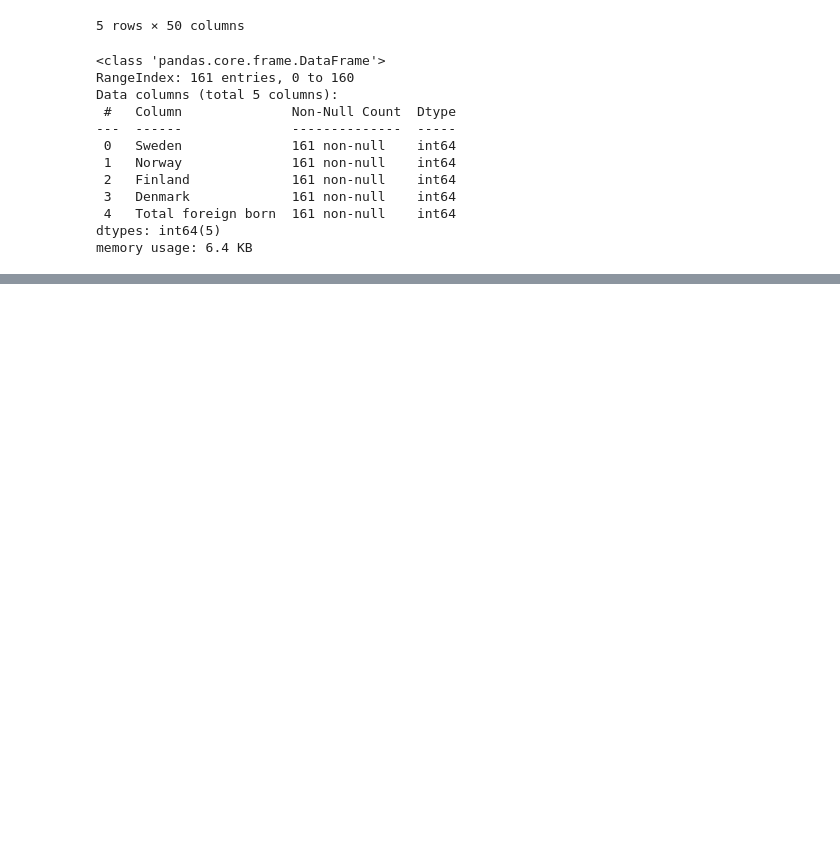
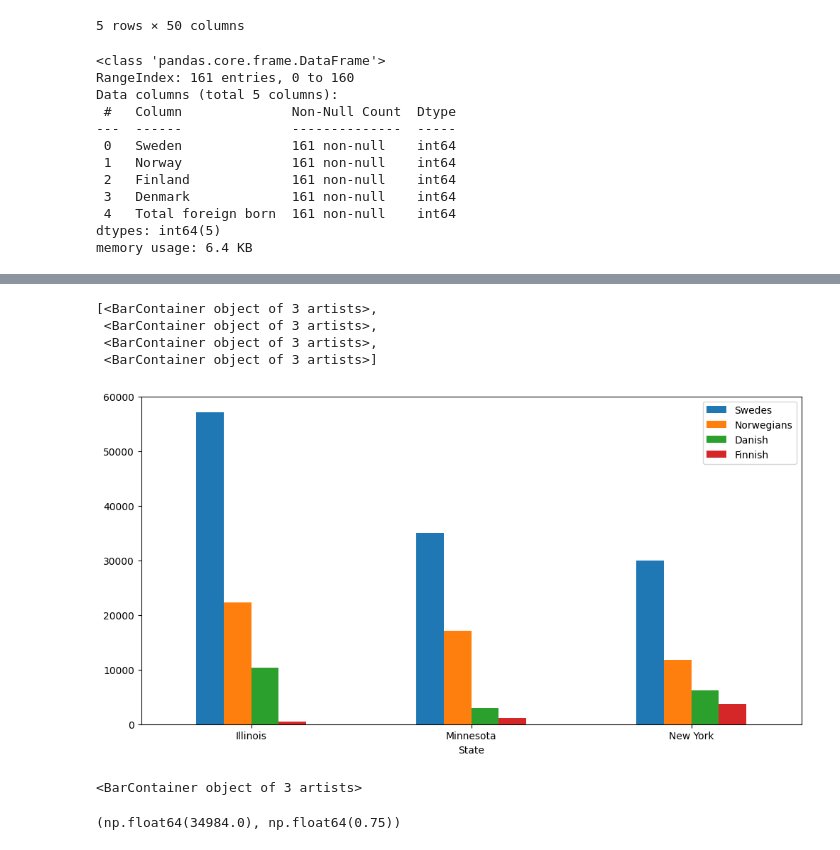
Before and after one commit to ebt35/data_visualization_eyoub_beraki_de24, a Jupyter notebook: code_alongs/03_matplotlib_annotations/matplotlib_annotations.ipynb, the cells around one changed output, grey strips where cells are left out. Cells and saved outputs as stored; diff of their text form; code cells hidden in the pictures; blank space fills up the shorter version.

```diff
--- a/code_alongs/03_matplotlib_annotations/matplotlib_annotations.ipynb
+++ b/code_alongs/03_matplotlib_annotations/matplotlib_annotations.ipynb
@@ -125,0 +152,18 @@ df_nordic
+# %%
+fig, ax = nordic_plot()
+
+ax.containers
+# %% [output]
+[<BarContainer object of 3 artists>,
+ <BarContainer object of 3 artists>,
+ <BarContainer object of 3 artists>,
+ <BarContainer object of 3 artists>]
+[figure, added]
+# %%
+ax.containers[0]
+# %% [output]
+<BarContainer object of 3 artists>
+# %%
+ax.containers[0][1].get_height(), ax.containers[0][1].get_x()
+# %% [output]
+(np.float64(34984.0), np.float64(0.75))
```
Also changed, not shown: parts of 9 cells of this notebook.
